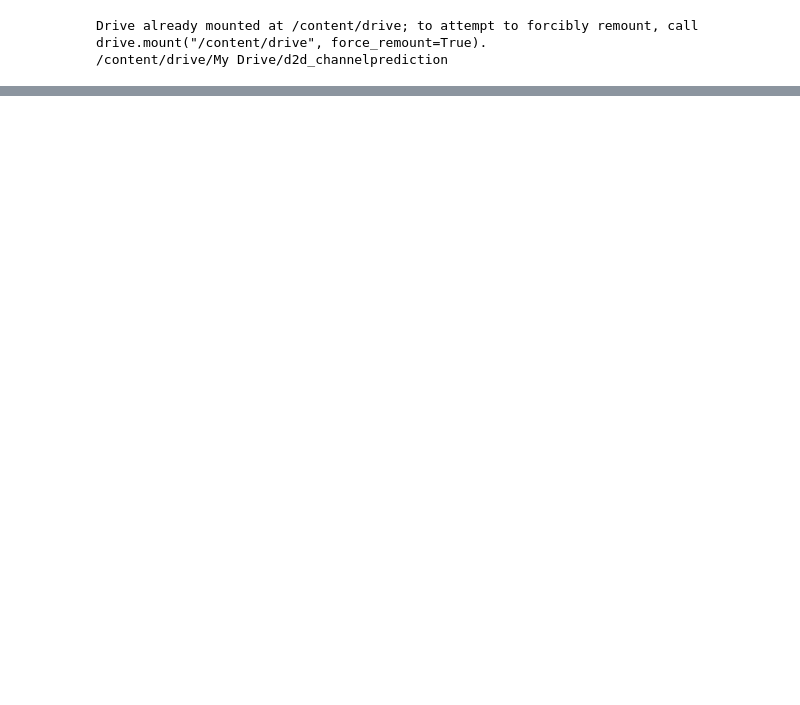
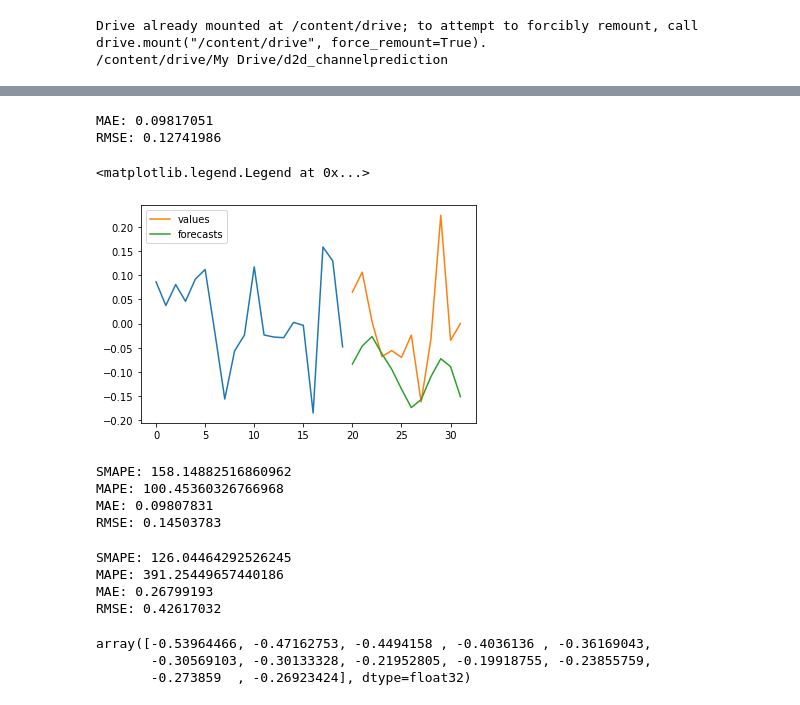
Before and after one commit to SamuelBFG/channel-prediction, a Jupyter notebook: D2D/N-BEATS/N_BEATS_for_Channel_Prediction.ipynb, the cells around one changed output, grey strips where cells are left out. Cells and saved outputs as stored; diff of their text form; code cells hidden in the pictures; blank space fills up the shorter version.

```diff
--- a/D2D/N-BEATS/N_BEATS_for_Channel_Prediction.ipynb
+++ b/D2D/N-BEATS/N_BEATS_for_Channel_Prediction.ipynb
@@ -75,3 +451,70 @@ test_dataset = DataLoader(path='data', split='test')
+# %%
+id = 3
+nsamples = 20
+
+MODEL_VERSION = "TEST"
+split=0
+path = f"results/{MODEL_VERSION}_split{split}/"
+filt = "*repeat=*steps_per_epoch=50*block_layers=3*loss=pinball*pinball_tau=0.35;ts_sampling=ts_weight*"
+
+forecasts = get_forecasts(path, filt)
+
+print("MAE:", mae(preds=forecasts[0][id], labels=test_dataset.ts_raw[id]).numpy())
+print("RMSE:", rmse(preds=forecasts[0][id], labels=test_dataset.ts_raw[id]).numpy())
+
+plt.plot(train_dataset.ts_raw[id][-nsamples:])
+# plt.plot(forecasts[0][id], label='forecasts');
+# plt.plot(test_dataset.ts_raw[id], label='values');
+plt.plot(np.concatenate([np.nan*np.zeros((nsamples,)), test_dataset.ts_raw[id]]), label='values')
+plt.plot(np.concatenate([np.nan*np.zeros((nsamples,)), forecasts[0][id]]), label='forecasts')
+plt.legend()
+# %% [output]
+MAE: 0.09817051
+RMSE: 0.12741986
+<matplotlib.legend.Legend at 0x...>
+[figure, added]
+# %%
+MODEL_VERSION = "TEST"
+split=0
+path = f"results/{MODEL_VERSION}_split{split}/"
+filt = "*repeat=*steps_per_epoch=50*block_layers=3*loss=pmape*pinball_tau=0.35;ts_sampling=ts_weight*"
+
+forecasts = get_forecasts(path, filt)
+a = get_ensemble(forecasts)
+
+print("SMAPE:", 100*smape(preds=a, labels=test_dataset.ts_raw).numpy())
+print("MAPE:", 100*mape(preds=a, labels=test_dataset.ts_raw).numpy())
+print("MAE:", mae(preds=a, labels=test_dataset.ts_raw).numpy())
+print("RMSE:", rmse(preds=a, labels=test_dataset.ts_raw).numpy())
+# %% [output]
+SMAPE: 158.14882516860962
+MAPE: 100.45360326766968
+MAE: 0.09807831
+RMSE: 0.14503783
+# %%
+MODEL_VERSION = "TEST"
+split=1
+path = f"results/{MODEL_VERSION}_split{split}/"
+filt = "*repeat=*steps_per_epoch=50*block_layers=3*loss=pinball*pinball_tau=0.35;ts_sampling=ts_weight*"
+
+forecasts = get_forecasts(path, filt)
+a = get_ensemble(forecasts)
+
+print("SMAPE:", 100*smape(preds=a, labels=test_dataset.ts_raw).numpy())
+print("MAPE:", 100*mape(preds=a, labels=test_dataset.ts_raw).numpy())
+print("MAE:", mae(preds=a, labels=test_dataset.ts_raw).numpy())
+print("RMSE:", rmse(preds=a, labels=test_dataset.ts_raw).numpy())
+# %% [output]
+SMAPE: 126.04464292526245
+MAPE: 391.25449657440186
+MAE: 0.26799193
+RMSE: 0.42617032
+# %%
+a[0]
+# %% [output]
+array([-0.53964466, -0.47162753, -0.4494158 , -0.4036136 , -0.36169043,
+       -0.30569103, -0.30133328, -0.21952805, -0.19918755, -0.23855759,
+       -0.273859  , -0.26923424], dtype=float32)
 # %%
 test_dataset.ts_raw[0]
 # %% [output]
```
Also changed, not shown: parts of 20 cells of this notebook.
